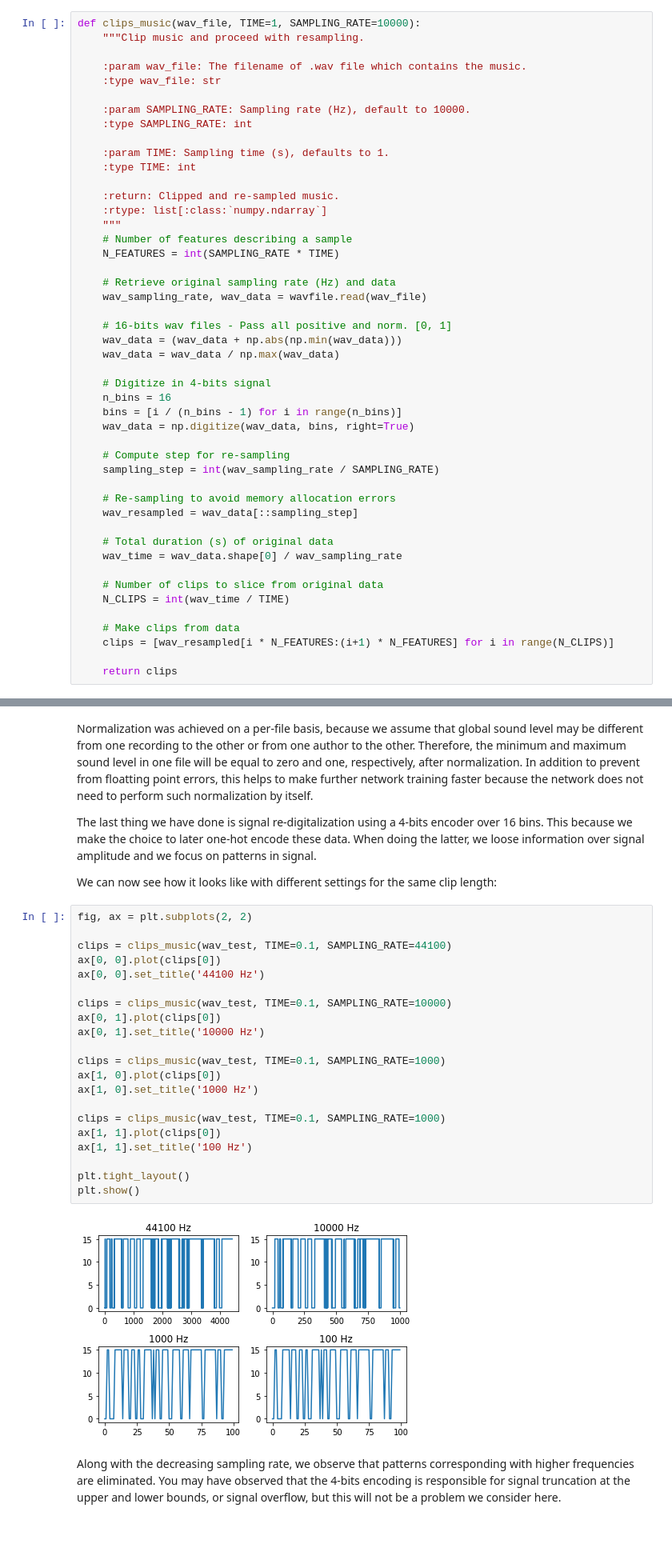
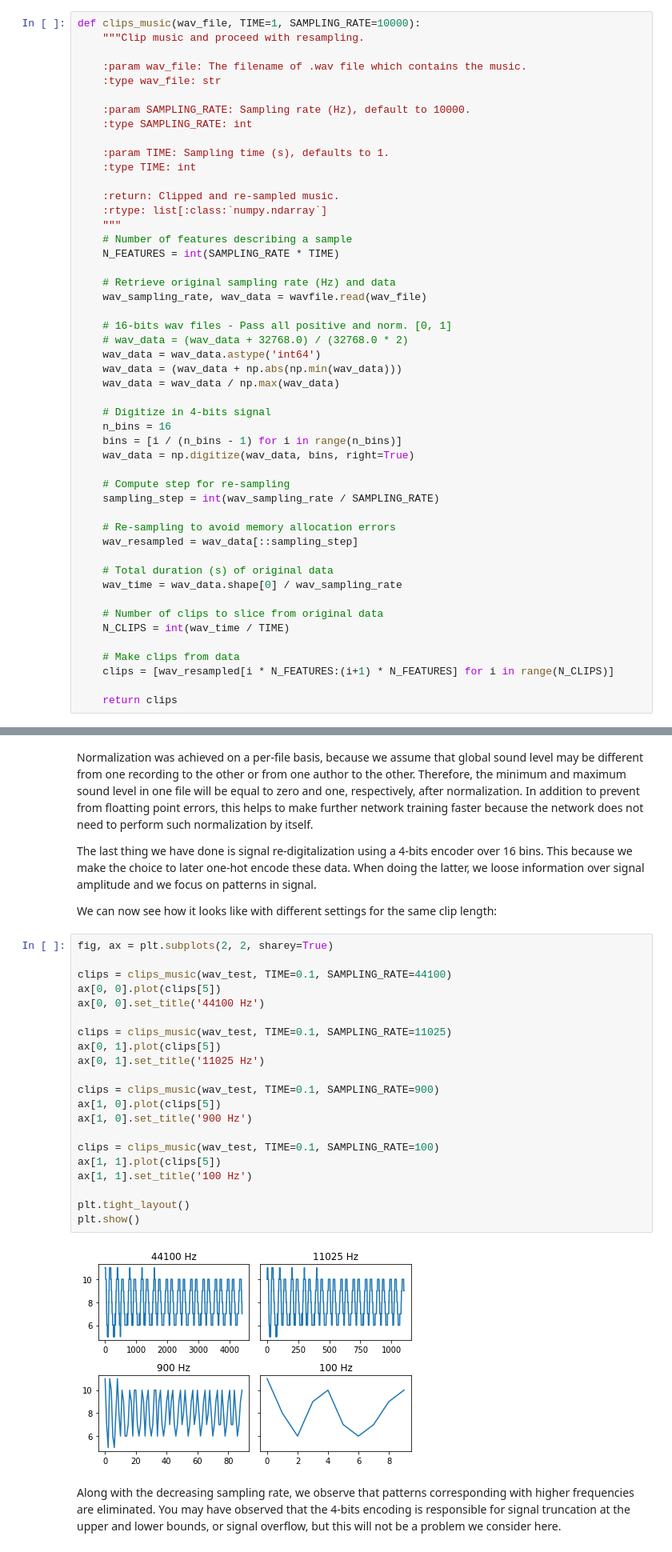
Before and after one commit to Synthaze/EpyNN, a Jupyter notebook: nnlive/author_music/prepare_dataset.ipynb, the cells around one changed output, grey strips where cells are left out. Shown at 80% size. Cells and saved outputs as stored; diff of their text form.

```diff
--- a/nnlive/author_music/prepare_dataset.ipynb
+++ b/nnlive/author_music/prepare_dataset.ipynb
@@ -127,6 +127,8 @@ def clips_music(wav_file, TIME=1, SAMPLING_RATE=10000):
     wav_sampling_rate, wav_data = wavfile.read(wav_file)
 
     # 16-bits wav files - Pass all positive and norm. [0, 1]
+    # wav_data = (wav_data + 32768.0) / (32768.0 * 2)
+    wav_data = wav_data.astype('int64')
     wav_data = (wav_data + np.abs(np.min(wav_data)))
     wav_data = wav_data / np.max(wav_data)
 
@@ -164,28 +166,28 @@ The last thing we have done is signal re-digitalization using a 4-bits encoder o
 
 We can now see how it looks like with different settings for the same clip length:
 # %%
-fig, ax = plt.subplots(2, 2)
+fig, ax = plt.subplots(2, 2, sharey=True)
 
 clips = clips_music(wav_test, TIME=0.1, SAMPLING_RATE=44100)
-ax[0, 0].plot(clips[0])
+ax[0, 0].plot(clips[5])
 ax[0, 0].set_title('44100 Hz')
 
-clips = clips_music(wav_test, TIME=0.1, SAMPLING_RATE=10000)
-ax[0, 1].plot(clips[0])
-ax[0, 1].set_title('10000 Hz')
+clips = clips_music(wav_test, TIME=0.1, SAMPLING_RATE=11025)
+ax[0, 1].plot(clips[5])
+ax[0, 1].set_title('11025 Hz')
 
-clips = clips_music(wav_test, TIME=0.1, SAMPLING_RATE=1000)
-ax[1, 0].plot(clips[0])
-ax[1, 0].set_title('1000 Hz')
+clips = clips_music(wav_test, TIME=0.1, SAMPLING_RATE=900)
+ax[1, 0].plot(clips[5])
+ax[1, 0].set_title('900 Hz')
 
-clips = clips_music(wav_test, TIME=0.1, SAMPLING_RATE=1000)
-ax[1, 1].plot(clips[0])
+clips = clips_music(wav_test, TIME=0.1, SAMPLING_RATE=100)
+ax[1, 1].plot(clips[5])
 ax[1, 1].set_title('100 Hz')
 
 plt.tight_layout()
 plt.show()
 # %% [output]
-[figure, old version]
+[figure, new version]
 # %% [markdown]
 Along with the decreasing sampling rate, we observe that patterns corresponding with higher frequencies are eliminated. You may have observed that the 4-bits encoding is responsible for signal truncation at the upper and lower bounds, or signal overflow, but this will not be a problem we consider here.
 # %% [markdown]
```
Also changed, not shown: parts of 1 cell of this notebook, 4 other files.
